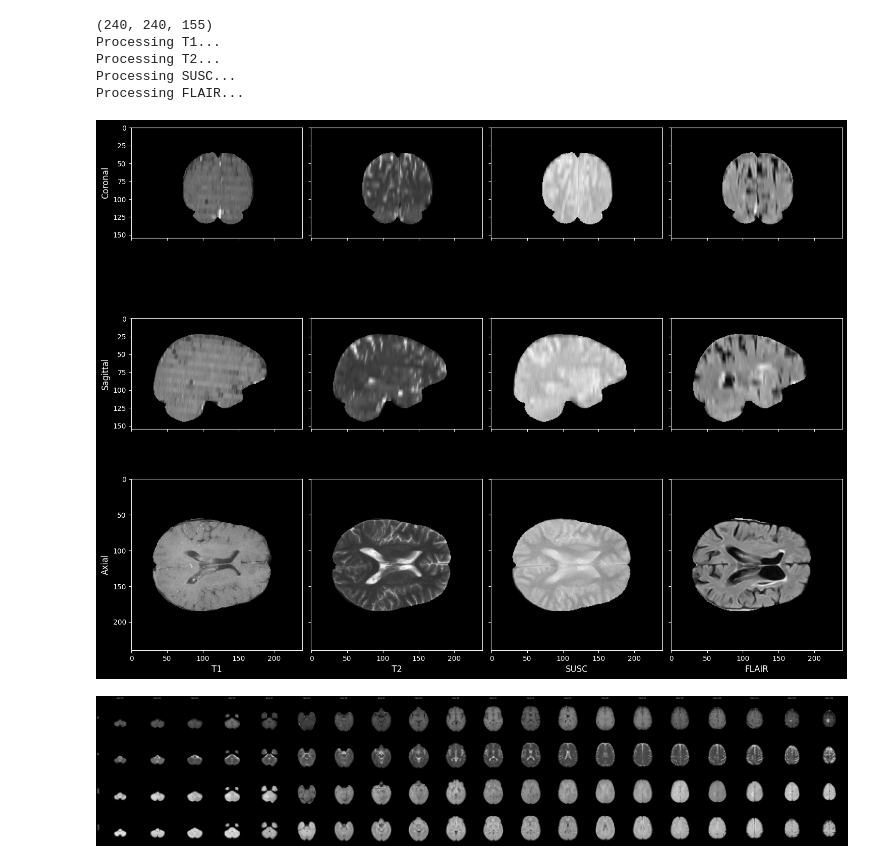
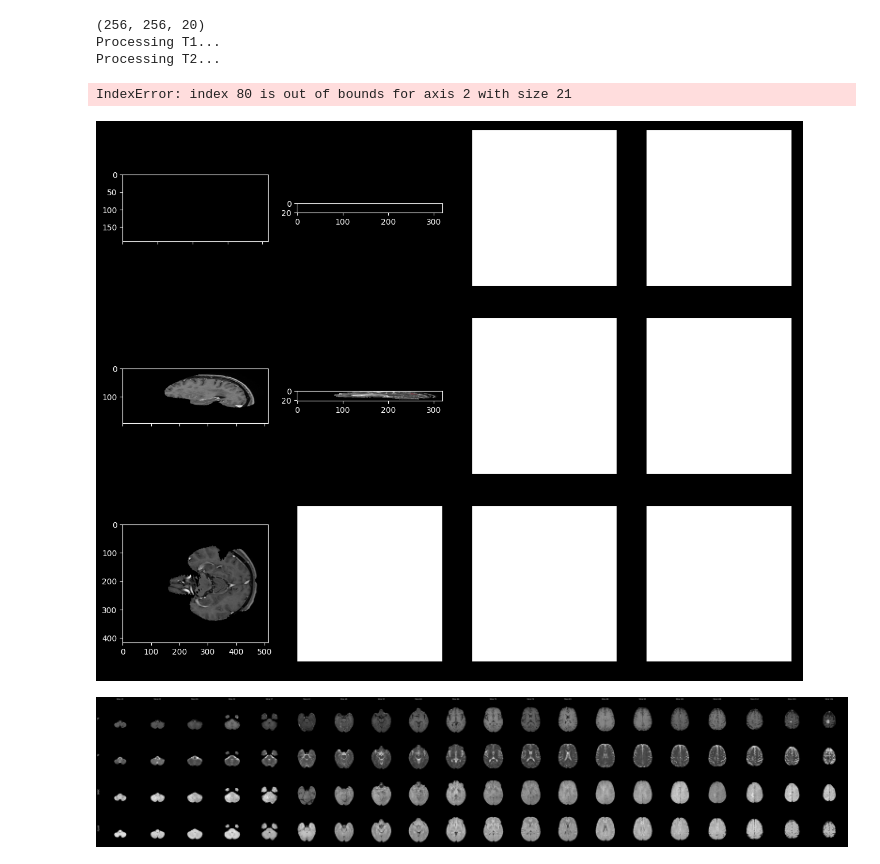
Before and after one commit to MarioPasc/Meningioma, a Jupyter notebook: scripts/dataset/normalization_results.ipynb, the cells around one changed output. Drawn from its saved outputs; the diff is of its cells as text; code cells hidden in the pictures.

```diff
--- a/scripts/dataset/normalization_results.ipynb
+++ b/scripts/dataset/normalization_results.ipynb
@@ -5,7 +5,7 @@ import os
 import nibabel as nib
 
 PATH = "/home/mariopasc/Python/Datasets/Meningiomas/processed/MenGrowth"
-PATIENT = "P40"
+PATIENT = "P1"
 PULSES = ["T1", "T2", "SUSC", "FLAIR"]
 OUTPUT_PATH = "/home/mariopasc/Python/Datasets/Meningiomas/assets"
 
@@ -81,37 +81,36 @@ for col, pulse in enumerate(PULSES):
         axes[0, col].set_yticklabels([])
         axes[1, col].set_ylabel('')
         axes[1, col].set_yticklabels([])
         axes[2, col].set_ylabel('')
         axes[2, col].set_yticklabels([])
 
     # Hide x-axis labels for non-bottom rows
     axes[0, col].set_xlabel('')
     axes[0, col].set_xticklabels([])
     axes[1, col].set_xlabel('')
     axes[1, col].set_xticklabels([])
 
 # Add view labels only to first column (y-axis)
 for row, title in enumerate(view_titles):
     axes[row, 0].set_ylabel(title, color='white', fontsize=12, rotation=90)
 
 # Add pulse labels only to bottom row (x-axis)
 for col, pulse in enumerate(PULSES):
     axes[2, col].set_xlabel(pulse, color='white', fontsize=12)
 
 plt.tight_layout()
 # Apply subplots_adjust AFTER tight_layout
 plt.subplots_adjust(wspace=0.05, hspace=0.01)
 
 plt.savefig(os.path.join("/home/mariopasc/Python/Datasets/Meningiomas/", f"visualization_{PATIENT}.png"),
             facecolor='black', bbox_inches='tight', dpi=150)
 plt.show()
 # %% [output]
-(240, 240, 155)
+(256, 256, 20)
 Processing T1...
 Processing T2...
-Processing SUSC...
-Processing FLAIR...
+IndexError: index 80 is out of bounds for axis 2 with size 21
-[figure, old version]
+[figure, new version]
 # %%
 import matplotlib.pyplot as plt
 import numpy as np
```
Also changed, not shown: 3 other files.
